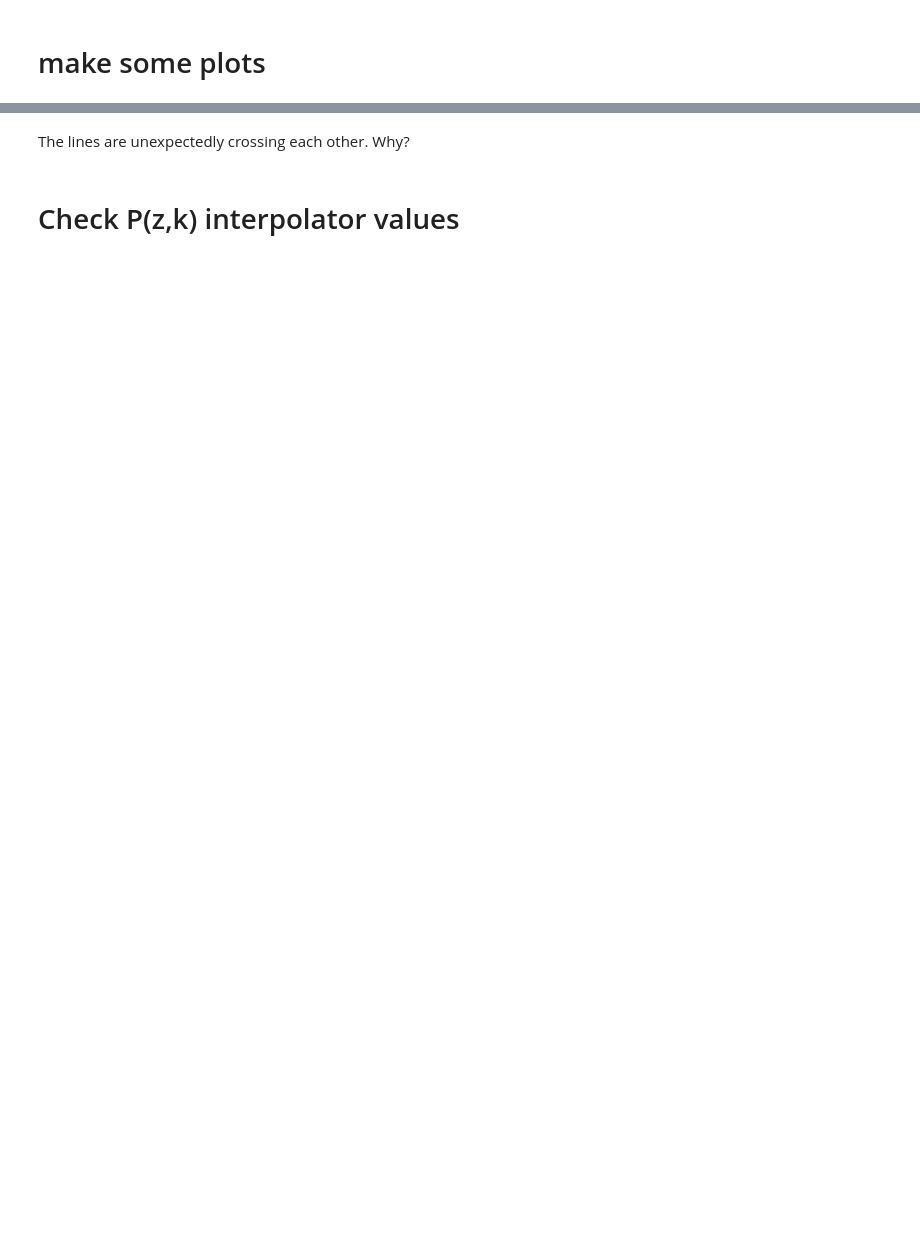
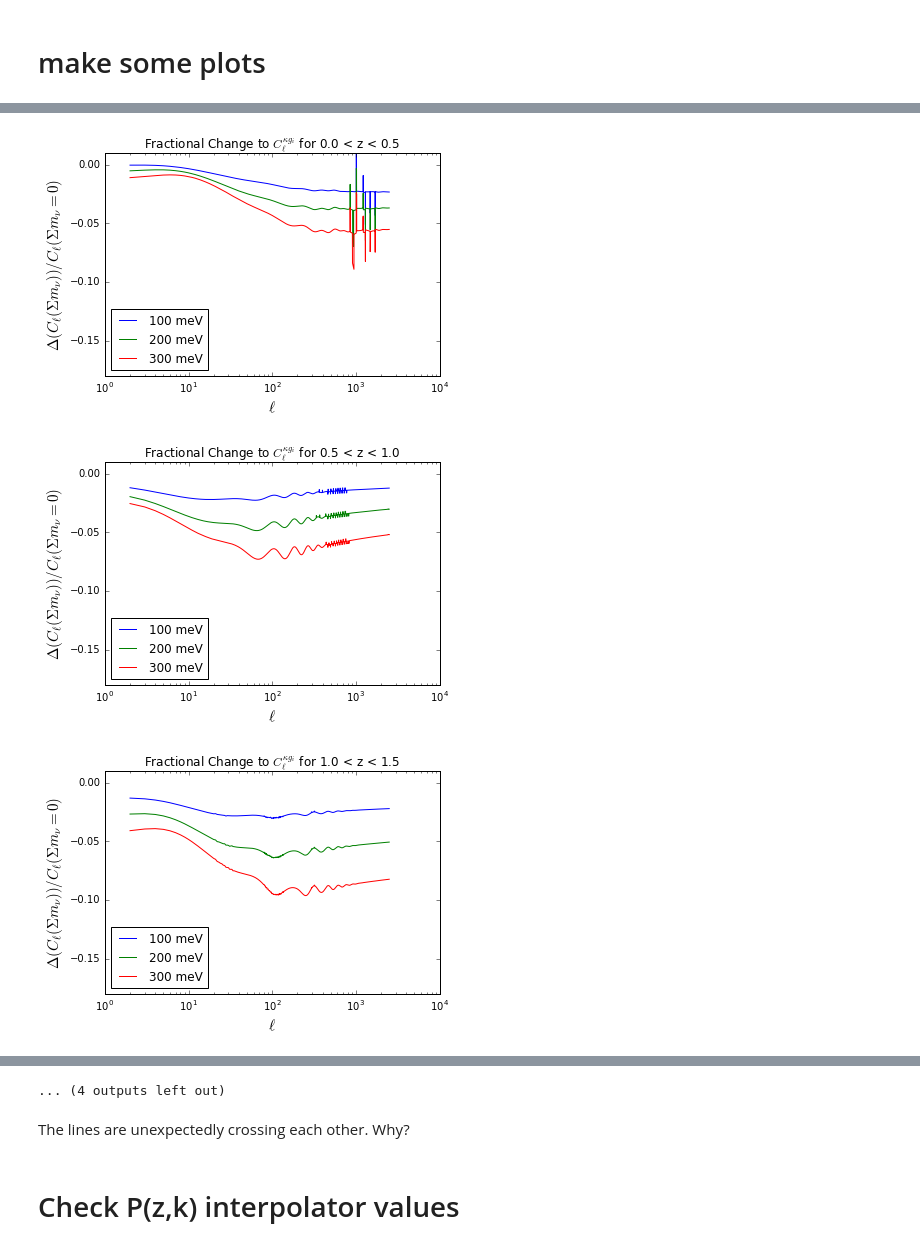
Before and after one commit to RIKnight/Fisher-Forecasting, a Jupyter notebook: Varying the Sum of Neutrino Masses.ipynb, the cells around one changed output, grey strips where cells are left out. Saved outputs shown, nothing was run; the diff lists cells and outputs as text; code cells hidden in the pictures; blank space fills up the shorter version.

Commit message:
Small modifications to two notebooks.  Neutrino masses one now plots individual fractional change in Cl for each redshift bin

```diff
--- a/Varying the Sum of Neutrino Masses.ipynb
+++ b/Varying the Sum of Neutrino Masses.ipynb
@@ -30,7 +30,7 @@ mnu1 = 0.1
 mnu2 = 0.2
 mnu3 = 0.3
 labels = ['100 meV','200 meV','300 meV']
-nonlinear = False # halofit
+nonlinear = True #False # halofit
 nz = 1000 # number of points in matterPower arrays
 # %%
 # adjust CDM density to accomodate extra neutrino mass; keep constant Omega_c + Omega_nu for all cases
@@ -206,9 +292,14 @@ print 'done'
 # %%
 # or load it
-"""
+
 import pickle
-Cl_dict = pickle.load(open('Cl_kk_kg_gg_linear.pkl','r'))
-"""
+#Cl_dict = pickle.load(open('Cl_kk_kg_gg_linear.pkl','r'))
+Cl_dict = pickle.load(open('Cl_kk_kg_gg_linear_b_Gwy.pkl','r'))
+
+Cls0 = Cl_dict['Cls0']
+Cls1 = Cl_dict['Cls1']
+Cls2 = Cl_dict['Cls2']
+Cls3 = Cl_dict['Cls3']
 # %% [markdown]
 # make some plots
 # %%
@@ -267,0 +366,37 @@ plt.show();
+# %%
+# plot them individually
+%matplotlib inline
+
+# kappa g
+for binNum in range(nBins):
+
+    for massNum in range(3):
+        #print massNum,binNum
+        plt.semilogx(ls0,(Cls[massNum][binNum]-Cls0[binNum])/Cls0[binNum],label=labels[massNum])
+        plt.ylim([-0.18,0.01])
+    plt.ylabel(r'$\Delta(C_\ell(\Sigma m_\nu))/C_\ell(\Sigma m_\nu = 0) $',fontsize=15)
+    plt.xlabel(r'$\ell$',fontsize=15)
+    zmin = str(binEdges[binNum])
+    zmax = str(binEdges[binNum+1])
+    plt.title(r'Fractional Change to $C_\ell^{\kappa g_i}$ for '+zmin+' < z < '+zmax)
+    plt.legend(loc='lower left')
+    plt.show();
+
+# g g
+for binNum in range(nBins):
+
+    for massNum in range(3):
+        #print massNum,binNum
+        plt.semilogx(ls0,(Cls[massNum][binNum+nBins]-Cls0[binNum+nBins])/Cls0[binNum+nBins],label=labels[massNum])
+        plt.ylim([-0.18,0.01])
+    plt.ylabel(r'$\Delta(C_\ell(\Sigma m_\nu))/C_\ell(\Sigma m_\nu = 0) $',fontsize=15)
+    plt.xlabel(r'$\ell$',fontsize=15)
+    zmin = str(binEdges[binNum])
+    zmax = str(binEdges[binNum+1])
+    plt.title(r'Fractional Change to $C_\ell^{g_i g_i}$ for '+zmin+' < z < '+zmax)
+    plt.legend(loc='lower left')
+    plt.show();
+# %% [output]
+[figure, added]
+[figure, added]
+[figure, added]
@@ -268,3 +412,4 @@ plt.show();
+... (4 outputs left out)
 # %% [markdown]
 The lines are unexpectedly crossing each other.  Why?
 # %% [markdown]
```
Also changed, not shown: parts of 40 cells of this notebook, 1 other file.
